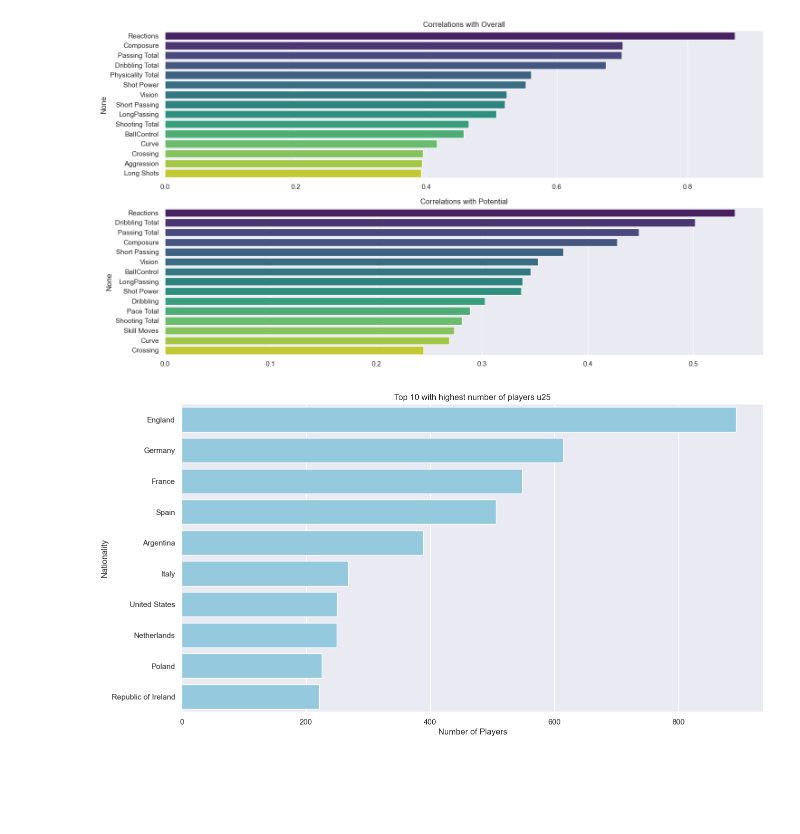
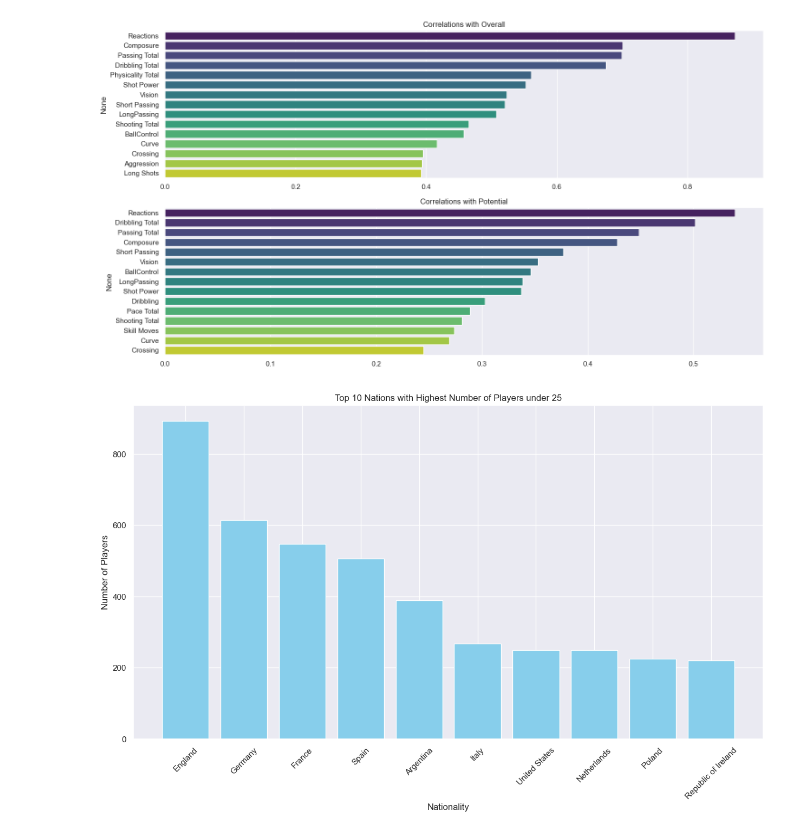
Before and after one commit to jdc25/fifa-23-data-analysis, a Jupyter notebook: Fifa presentation.ipynb, the cells around one changed output. Saved outputs shown, nothing was run; the diff lists cells and outputs as text; code cells hidden in the pictures; blank space fills up the shorter version.

```diff
--- a/Fifa presentation.ipynb
+++ b/Fifa presentation.ipynb
@@ -434,16 +431,15 @@ Passing `palette` without assigning `hue` is deprecated and will be removed in v
 # %%
-#showing the nations with the highest number of players u25
+#showing the ten nations with the highest no of players under 25
 
-highest_nationalities = players_df[players_df['Age'] < 25]['Nationality'].value_counts().reset_index()
-highest_nationalities.columns = ['Nationality', 'Number of Players']
-
-top_countries = highest_nationalities.head(10)
+top_nations_list = top_countries['Nationality'].tolist()
+number_of_players_list = top_countries['Number of Players'].tolist()
 
 plt.figure(figsize=(15, 8))
-sns.barplot(x='Number of Players', y='Nationality', data=top_countries, color='skyblue')
-plt.title('Top 10 with highest number of players u25')
-plt.xlabel('Number of Players')
-plt.ylabel('Nationality')
+plt.bar(top_nations_list, number_of_players_list, color='skyblue')
+plt.title('Top 10 Nations with Highest Number of Players under 25')
+plt.xlabel('Nationality')
+plt.ylabel('Number of Players')
+plt.xticks(rotation=45)
 plt.show()
 # %% [output]
-[figure, old version]
+[figure, new version]
```
Also changed, not shown: parts of 6 cells of this notebook.
